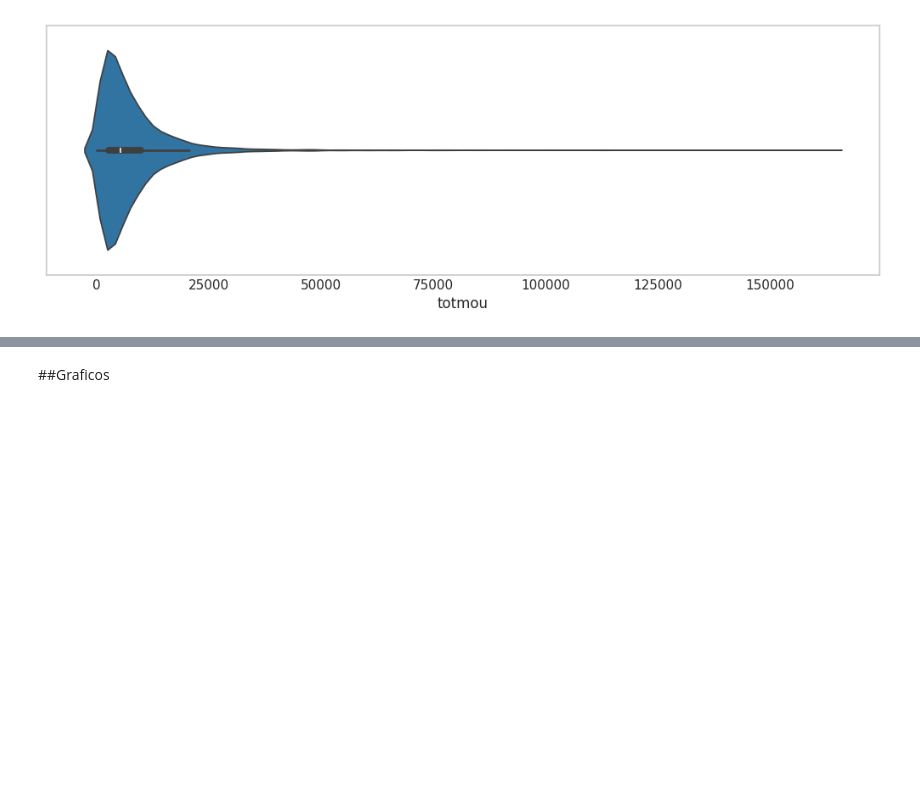
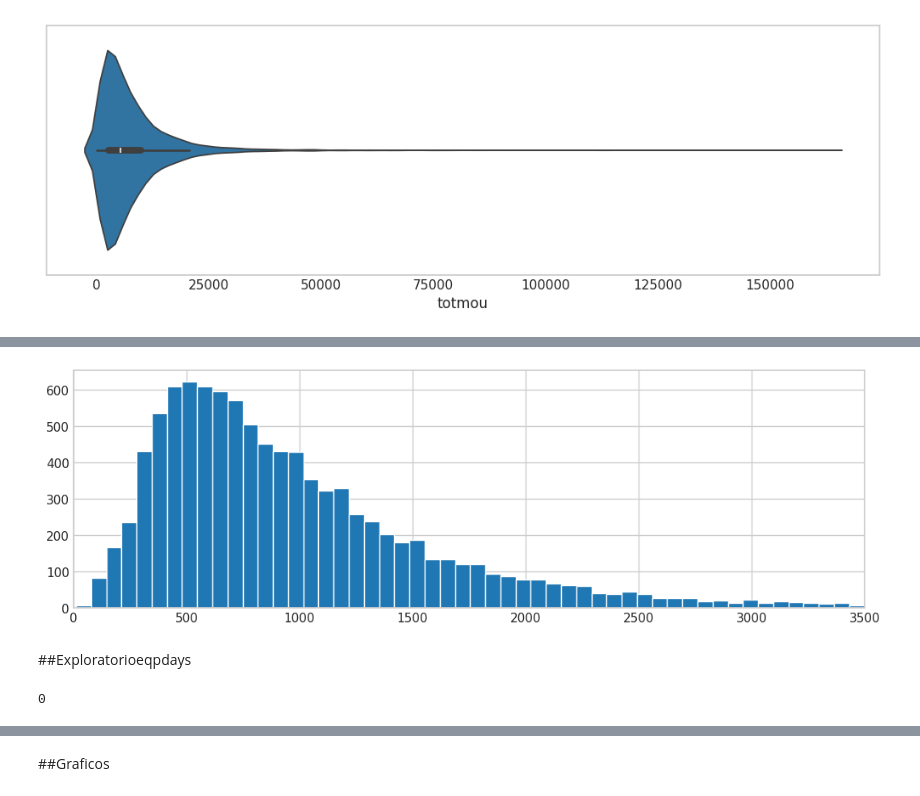
Before and after one commit to mgomez270/MLGuia1, a Jupyter notebook: Relación_Minutos.ipynb, the cells around one changed output, grey strips where cells are left out. Saved outputs shown, nothing was run; the diff lists cells and outputs as text; code cells hidden in the pictures; blank space fills up the shorter version.

```diff
--- a/Relación_Minutos.ipynb
+++ b/Relación_Minutos.ipynb
@@ -71,0 +103,13 @@ plt.show()
+# %%
+df['totrev'].hist(bins=200,figsize=(10,3))
+plt.xlim(0, 3500)
+plt.show()
+# %% [output]
+[figure, added]
+# %% [markdown]
+##Exploratorioeqpdays
+# %%
+#Contamos valores nulos
+df['eqpdays'].isnull().sum()
+# %% [output]
+0
```
Also changed, not shown: parts of 17 cells of this notebook.
